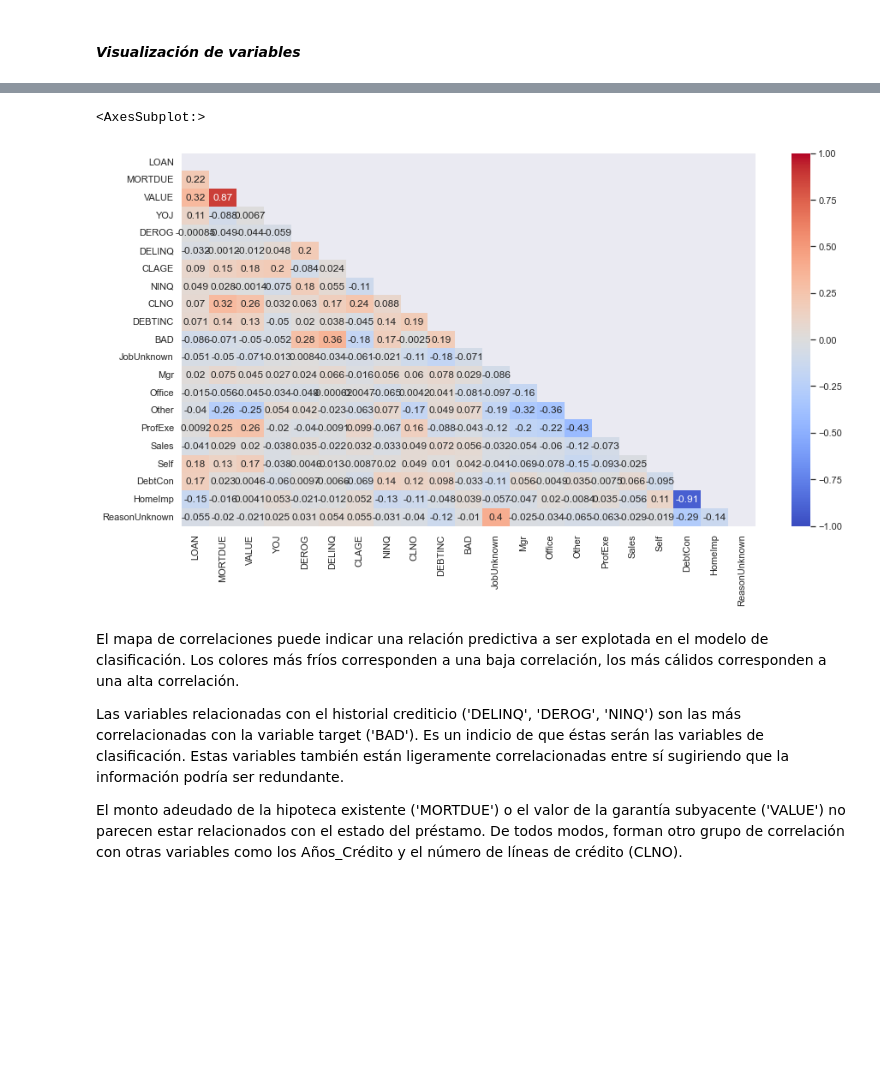
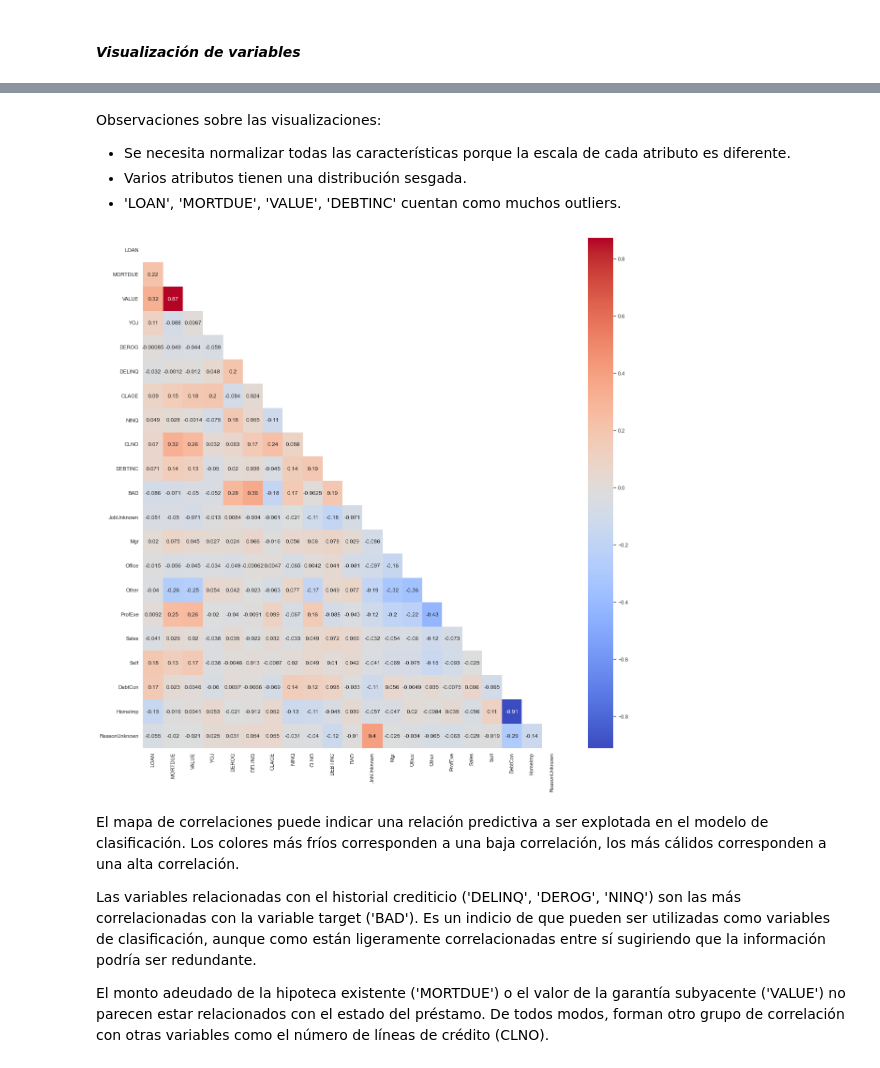
Before and after one commit to HelgaZambrana/data-science-coderhouse, a Jupyter notebook: ProyectoFinal_RiesgoCrediticio.ipynb, the cells around one changed output, grey strips where cells are left out. Saved outputs shown, nothing was run; the diff lists cells and outputs as text; code cells hidden in the pictures; blank space fills up the shorter version.

```diff
--- a/ProyectoFinal_RiesgoCrediticio.ipynb
+++ b/ProyectoFinal_RiesgoCrediticio.ipynb
@@ -35,19 +35,13 @@ from sklearn.impute import SimpleImputer, KNNImputer
 # Ocultar los mensajes de advertencia
 import warnings
 warnings.filterwarnings('ignore')
-# %%
-# Settings
-# Seaborn theme
-sns.set_theme()
-
-# Matplotlib parameters
-COLOR = '#ababab'
-plt.rcParams['figure.titlesize'] = 16
-plt.rcParams['text.color'] = 'black'
-plt.rcParams['axes.labelcolor'] = COLOR
-plt.rcParams['xtick.color'] = COLOR
-plt.rcParams['ytick.color'] = COLOR
-plt.rcParams['grid.color'] = COLOR
+# %%
+# Settings
+
+sns.set(style="whitegrid")
+
+plt.rcParams.update({"grid.linewidth":0.5, "grid.alpha":0.5})
+colormap = sns.diverging_palette(220, 10, as_cmap=True)
 # %% [markdown]
 El dataset elegido fue Home Equity (HMEQ) de Kaggle: https://www.kaggle.com/datasets/ajay1735/hmeq-data
 HMEQ presenta información sobre las características y la morosidad de 5960 prestamistas con garantía hipotecaria.
@@ -408,14 +412,21 @@ plt.show()
+# %% [markdown]
+Observaciones sobre las visualizaciones:
+- Se necesita normalizar todas las características porque la escala de cada atributo es diferente.
+- Varios atributos tienen una distribución sesgada.
+- 'LOAN', 'MORTDUE', 'VALUE', 'DEBTINC' cuentan como muchos outliers.
 # %%
-#Mapa de Correlación
+# Crear un mapa de correlación para entender la relación entre atributos
+plt.figure(figsize=(20,20))
 upp_mat = np.triu(train_df.corr())
 
-sns.heatmap(train_df.corr(), vmin = -1, vmax = +1, annot = True, cmap = 'coolwarm', mask = upp_mat)
+heat_map = sns.heatmap(train_df.corr(), cmap = 'coolwarm', annot=True, mask = upp_mat)
+heat_map.set_yticklabels(heat_map.get_yticklabels(), rotation=0)
+plt.show()
 # %% [output]
-<AxesSubplot:>
-[figure, old version]
+[figure, new version]
 # %% [markdown]
 El mapa de correlaciones puede indicar una relación predictiva a ser explotada en el modelo de clasificación. Los colores más fríos corresponden a una baja correlación, los más cálidos corresponden a una alta correlación.
 
-Las variables relacionadas con el historial crediticio ('DELINQ', 'DEROG', 'NINQ') son las más correlacionadas con la variable target ('BAD'). Es un indicio de que éstas serán las variables de clasificación. Estas variables también están ligeramente correlacionadas entre sí sugiriendo que la información podría ser redundante.
+Las variables relacionadas con el historial crediticio ('DELINQ', 'DEROG', 'NINQ') son las más correlacionadas con la variable target ('BAD'). Es un indicio de que pueden ser utilizadas como variables de clasificación, aunque como están ligeramente correlacionadas entre sí sugiriendo que la información podría ser redundante.
 
-El monto adeudado de la hipoteca existente ('MORTDUE') o el valor de la garantía subyacente ('VALUE') no parecen estar relacionados con el estado del préstamo. De todos modos, forman otro grupo de correlación con otras variables como los Años_Crédito y el número de líneas de crédito (CLNO).
+El monto adeudado de la hipoteca existente ('MORTDUE') o el valor de la garantía subyacente ('VALUE') no parecen estar relacionados con el estado del préstamo. De todos modos, forman otro grupo de correlación con otras variables como el número de líneas de crédito (CLNO).
```
Also changed, not shown: parts of 5 cells of this notebook.
